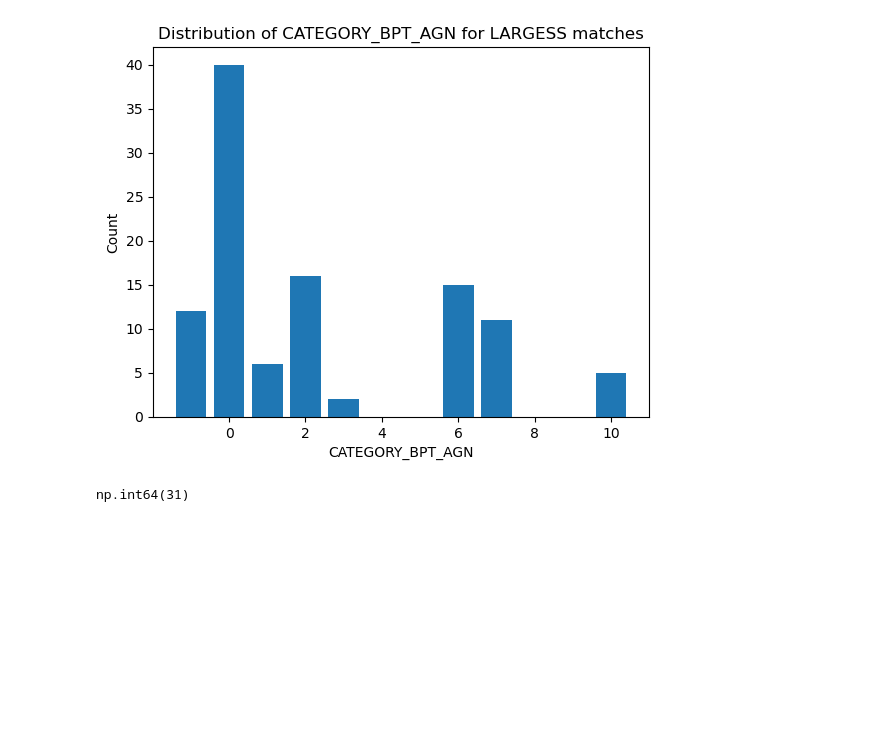
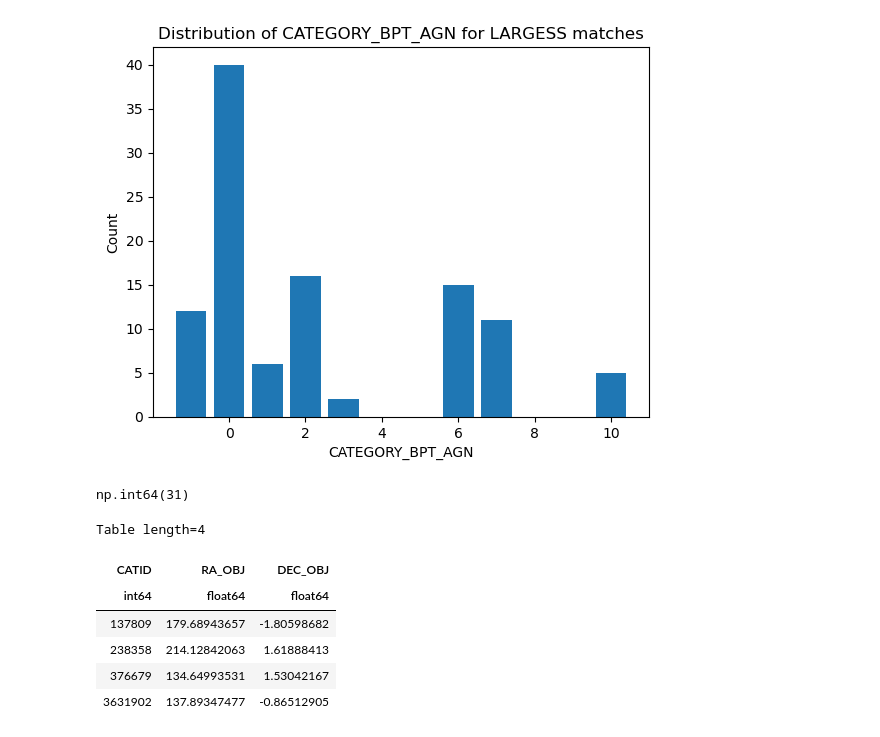
Before and after one commit to mspan4/sami_tools_smc_mspa4681, a Jupyter notebook: Code/Summary_table.ipynb, the cells around one changed output. Drawn from its saved outputs; the diff is of its cells as text; code cells hidden in the pictures; blank space fills up the shorter version.

```diff
--- a/Code/Summary_table.ipynb
+++ b/Code/Summary_table.ipynb
@@ -762,3 +763,24 @@ np.sum(counts[np.isin(unique, (6,7,8,9,10))])
 # %% [output]
 [figure]
 np.int64(31)
+# %%
+HII_CATIDs = [9163, 9352, 14555]
+Seyfert2_CATIDs = [209698, 388424, 396833]
+Seyfert1_CATIDs = [137809, 376679, 238358, 3631902]
+LINER_CATIDs = [204906, 220330, 230421, 272820, 279905]
+
+catalogue_filepath = Source_dir+"Catalogues\\"
+with fits.open(catalogue_filepath + "ALL_SAMI_TARGETS.fits") as all_SAMI_targets_hdul:
+    all_SAMI_target_table = Table(all_SAMI_targets_hdul[1].data)
+
+new_table = all_SAMI_target_table.copy()
+new_table.keep_columns(('CATID', 'RA_OBJ', 'DEC_OBJ'))
+new_table[np.isin(new_table['CATID'], Seyfert1_CATIDs)]
+# %% [output]
+Table length=4
+| CATID | RA_OBJ | DEC_OBJ |
+| int64 | float64 | float64 |
+| 137809 | 179.68943657 | -1.80598682 |
+| 238358 | 214.12842063 | 1.61888413 |
+| 376679 | 134.64993531 | 1.53042167 |
+| 3631902 | 137.89347477 | -0.86512905 |
```
Also changed, not shown: parts of 1 cell of this notebook, 6 other files.
